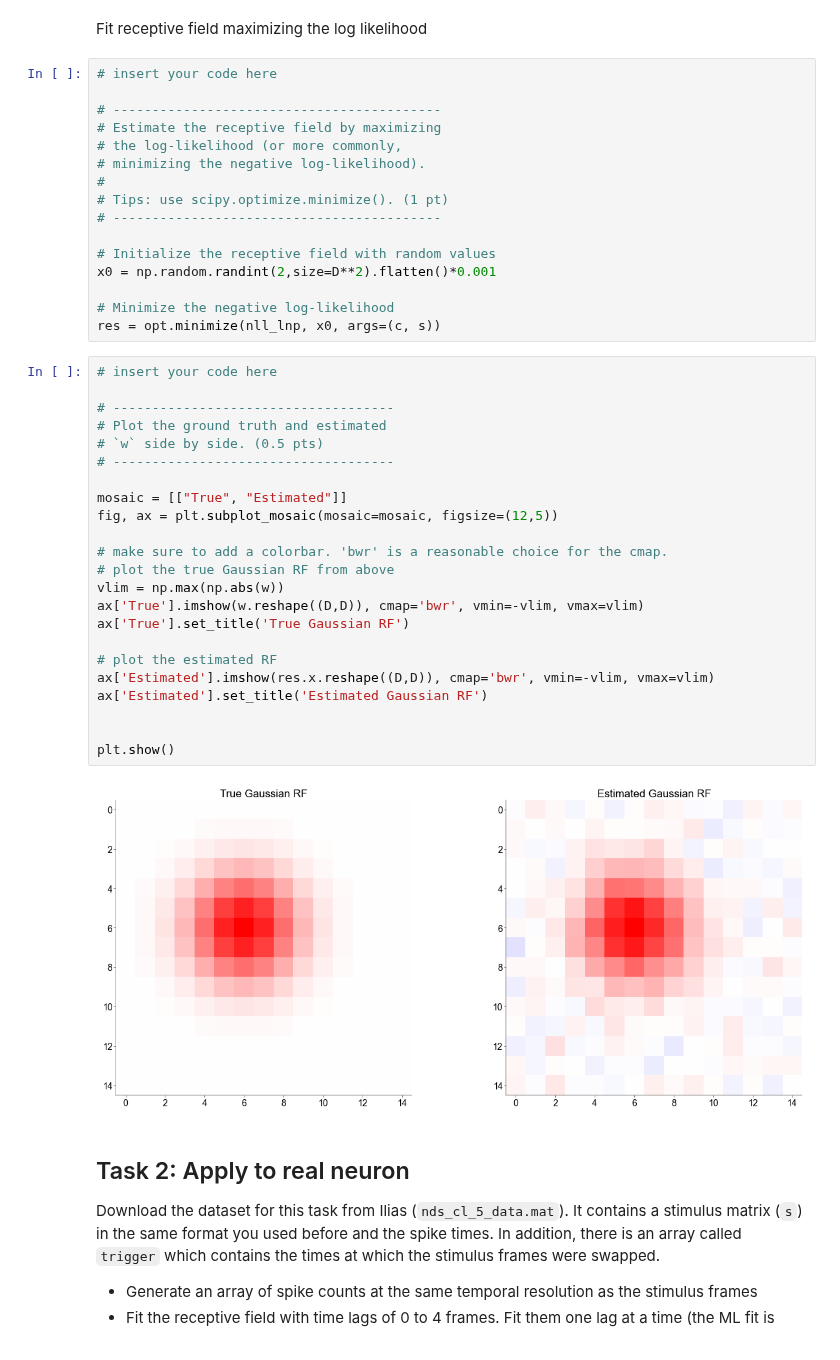
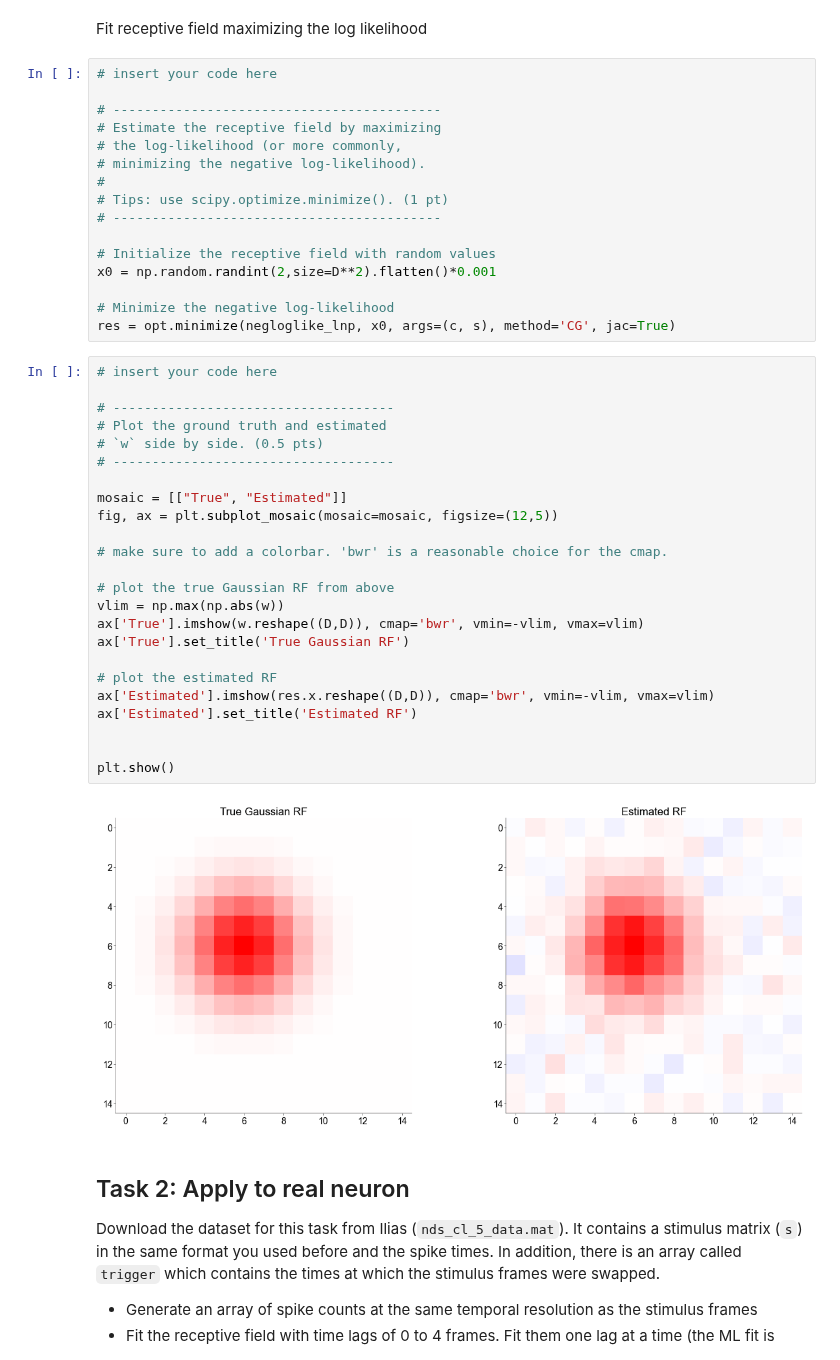
Before and after one commit to H-Kugler/neural-data-science, a Jupyter notebook: notebooks/CodingLab5_harri.ipynb, the cells around one changed output. Drawn from its saved outputs; the diff is of its cells as text.

```diff
--- a/notebooks/CodingLab5_harri.ipynb
+++ b/notebooks/CodingLab5_harri.ipynb
@@ -259,32 +254,33 @@ Fit receptive field maximizing the log likelihood
 x0 = np.random.randint(2,size=D**2).flatten()*0.001
 
 # Minimize the negative log-likelihood
-res = opt.minimize(nll_lnp, x0, args=(c, s))
+res = opt.minimize(negloglike_lnp, x0, args=(c, s), method='CG', jac=True)
 # %%
 # insert your code here
 
 # ------------------------------------
 # Plot the ground truth and estimated
 # `w` side by side. (0.5 pts)
 # ------------------------------------
 
 mosaic = [["True", "Estimated"]]
 fig, ax = plt.subplot_mosaic(mosaic=mosaic, figsize=(12,5))
 
 # make sure to add a colorbar. 'bwr' is a reasonable choice for the cmap.
+
 # plot the true Gaussian RF from above
 vlim = np.max(np.abs(w))
 ax['True'].imshow(w.reshape((D,D)), cmap='bwr', vmin=-vlim, vmax=vlim)
 ax['True'].set_title('True Gaussian RF')
 
 # plot the estimated RF
 ax['Estimated'].imshow(res.x.reshape((D,D)), cmap='bwr', vmin=-vlim, vmax=vlim)
-ax['Estimated'].set_title('Estimated Gaussian RF')
+ax['Estimated'].set_title('Estimated RF')
 
 
 plt.show()
 # %% [output]
-[figure, old version]
+[figure, new version]
 # %% [markdown]
 ## Task 2: Apply to real neuron
 
```
Also changed, not shown: parts of 11 cells of this notebook.
